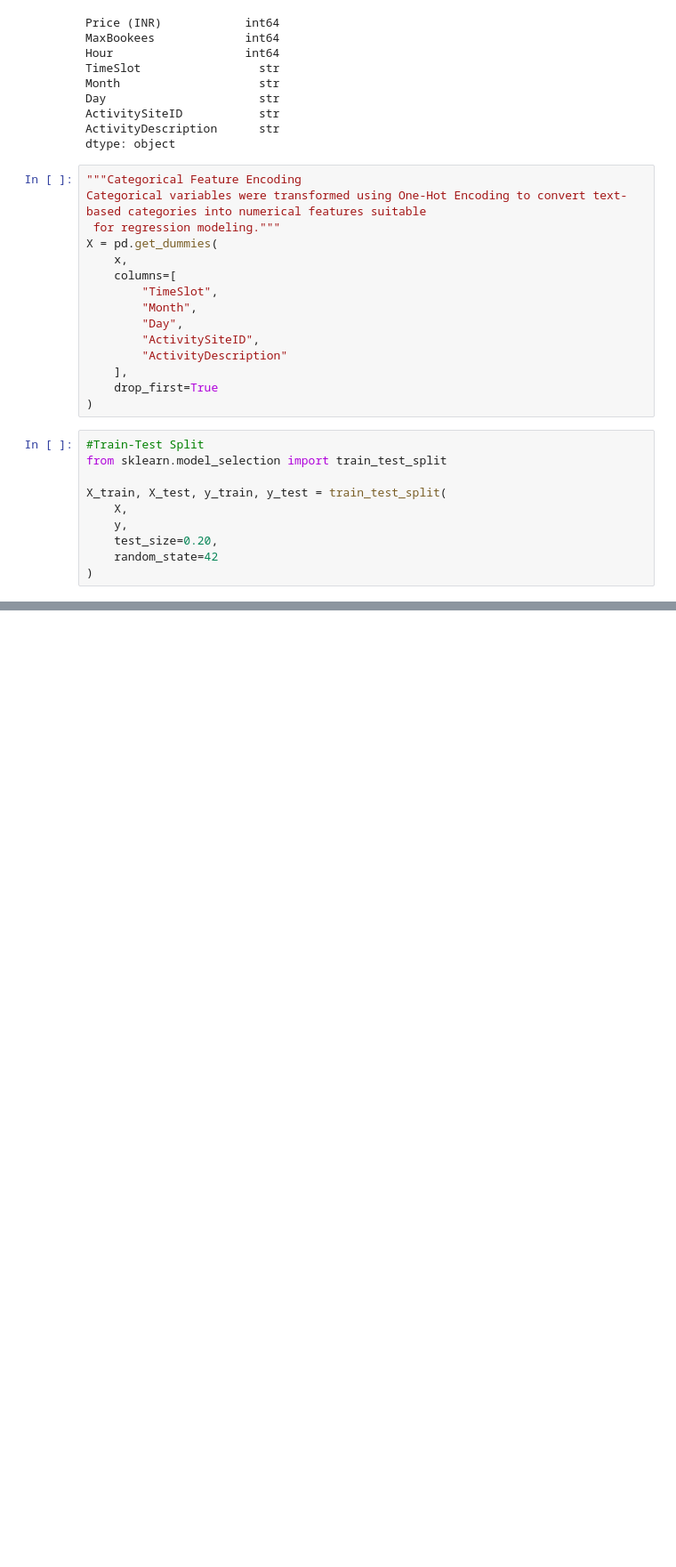
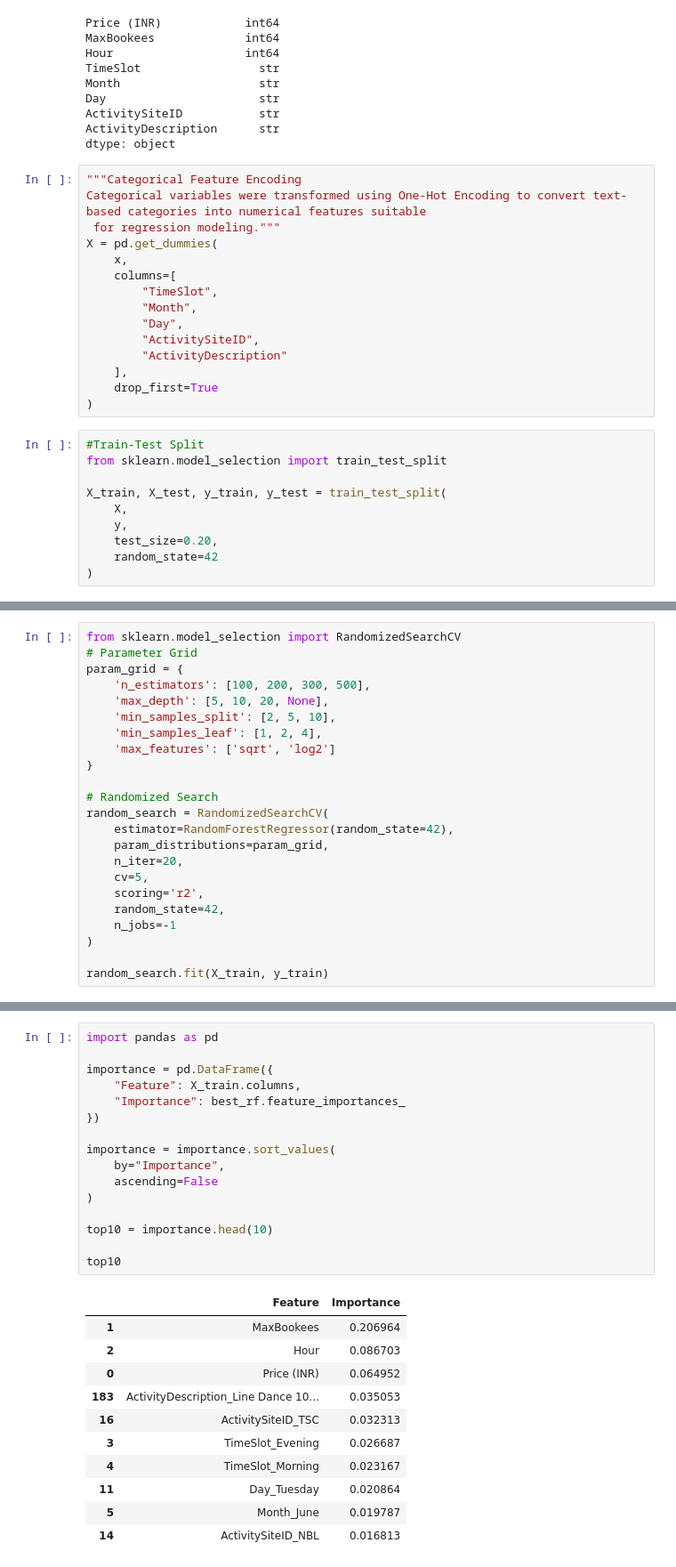
Before and after one commit to mulejivan61-oss/Dynamic-pricing-strategies-for-fitness-classes, a Jupyter notebook: 03_Price_Elasticity.ipynb, the cells around one changed output, grey strips where cells are left out. Shown at 89% size. Drawn from its saved outputs; the diff is of its cells as text; blank space fills up the shorter version.

```diff
--- a/03_Price_Elasticity.ipynb
+++ b/03_Price_Elasticity.ipynb
@@ -158,0 +229,23 @@ plt.show()
+# %%
+from sklearn.model_selection import RandomizedSearchCV
+# Parameter Grid
+param_grid = {
+    'n_estimators': [100, 200, 300, 500],
+    'max_depth': [5, 10, 20, None],
+    'min_samples_split': [2, 5, 10],
+    'min_samples_leaf': [1, 2, 4],
+    'max_features': ['sqrt', 'log2']
+}
+
+# Randomized Search
+random_search = RandomizedSearchCV(
+    estimator=RandomForestRegressor(random_state=42),
+    param_distributions=param_grid,
+    n_iter=20,
+    cv=5,
+    scoring='r2',
+    random_state=42,
+    n_jobs=-1
+)
+
+random_search.fit(X_train, y_train)
@@ -158,0 +295,28 @@ plt.show()
+# %%
+import pandas as pd
+
+importance = pd.DataFrame({
+    "Feature": X_train.columns,
+    "Importance": best_rf.feature_importances_
+})
+
+importance = importance.sort_values(
+    by="Importance",
+    ascending=False
+)
+
+top10 = importance.head(10)
+
+top10
+# %% [output]
+|  | Feature | Importance |
+| 1 | MaxBookees | 0.206964 |
+| 2 | Hour | 0.086703 |
+| 0 | Price (INR) | 0.064952 |
+| 183 | ActivityDescription_Line Dance 10... | 0.035053 |
+| 16 | ActivitySiteID_TSC | 0.032313 |
+| 3 | TimeSlot_Evening | 0.026687 |
+| 4 | TimeSlot_Morning | 0.023167 |
+| 11 | Day_Tuesday | 0.020864 |
+| 5 | Month_June | 0.019787 |
+| 14 | ActivitySiteID_NBL | 0.016813 |
```
Also changed, not shown: parts of 34 cells of this notebook, 5 other files.
